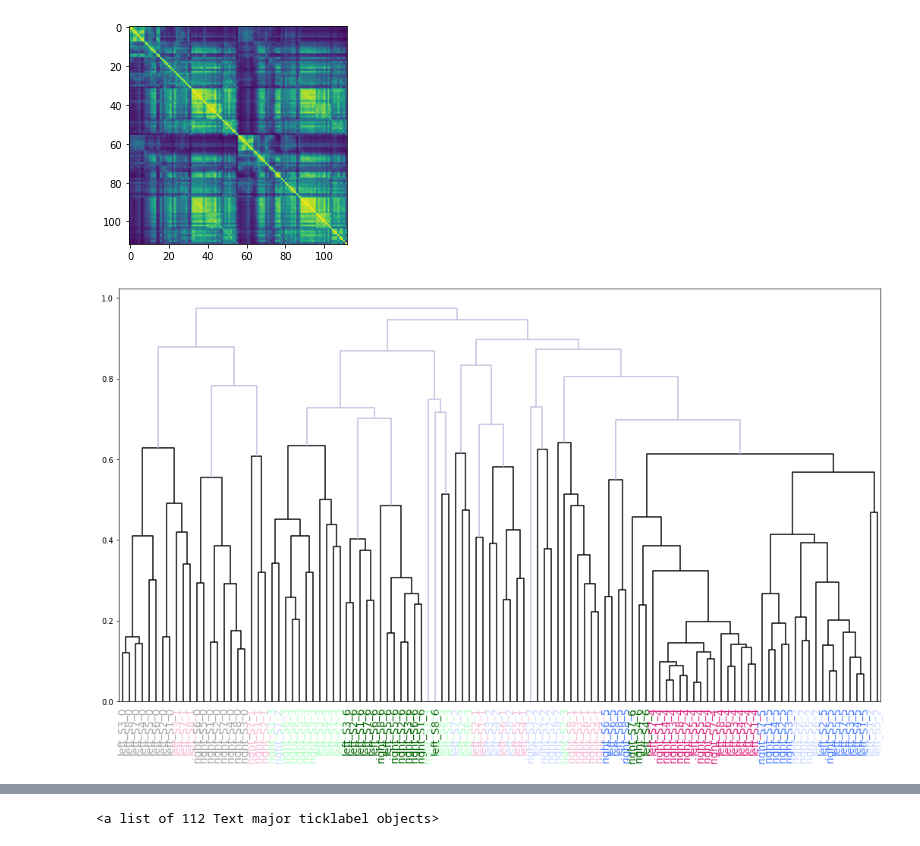
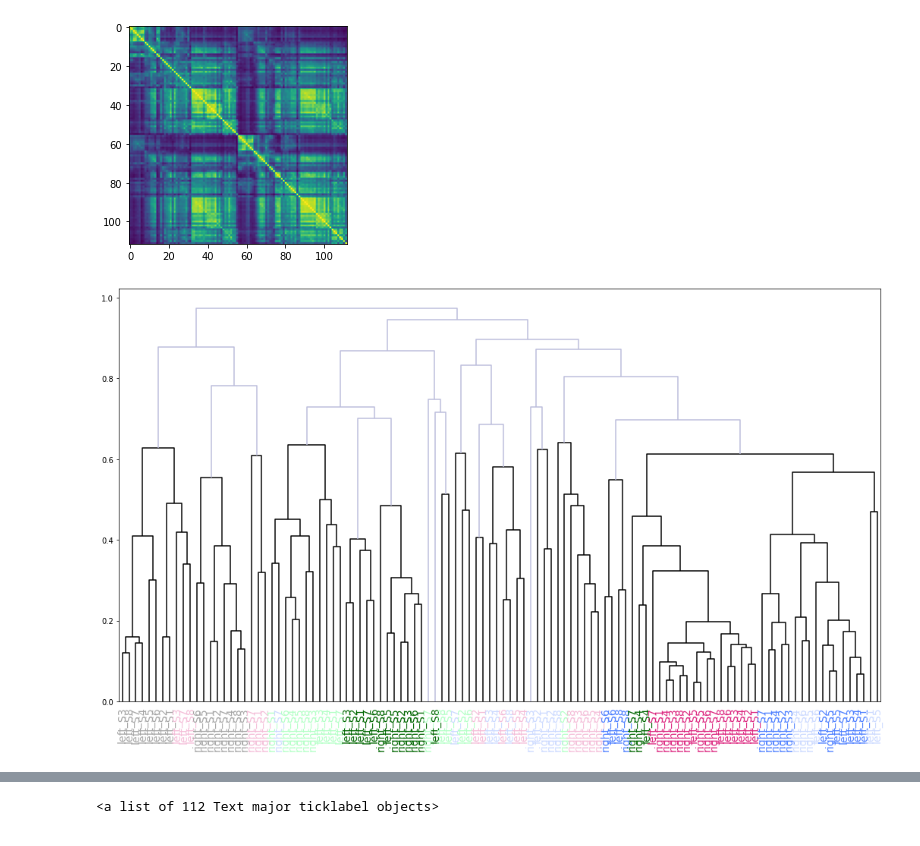
Before and after one commit to dawnfinzi/streams, a Jupyter notebook: notebooks/Mega^2_matrix_hierarchical_clustering.ipynb, the cells around one changed output, grey strips where cells are left out. Drawn from its saved outputs; the diff is of its cells as text; code cells hidden in the pictures.

```diff
--- a/notebooks/Mega^2_matrix_hierarchical_clustering.ipynb
+++ b/notebooks/Mega^2_matrix_hierarchical_clustering.ipynb
@@ -150,37 +150,39 @@ dn = dendrogram(linkage_matrix_m2,
 
 
 # Apply the right color to each label
 ax = plt.gca()
 xlbls = ax.get_xmajorticklabels()
 
 num=-1
 for lbl in xlbls:
     num+=1
 
     if '_0' in lbl.get_text():
         lbl.set_color(cs[0])
     elif '_1' in lbl.get_text():
         lbl.set_color(cs[1])
     elif '_2' in lbl.get_text():
         lbl.set_color(cs[2])
     elif '_3' in lbl.get_text():
         lbl.set_color(cs[3])
     elif '_4' in lbl.get_text():
         lbl.set_color(cs[4])
     elif '_5' in lbl.get_text():
         lbl.set_color(cs[5])
     elif '_6' in lbl.get_text():
         lbl.set_color(cs[6])
 
 labels = [item.get_text() for item in ax.get_xticklabels()]
-[lbl[0:-2] for lbl in labels]
+short_lbls = [lbl[0:-2] for lbl in labels]
+ax.set_xticklabels(short_lbls)
+
 #a=ax.get_xticks().tolist()
 #plt.xticks(a,ls_m2_short, fontsize = 8)
 
-#plt.savefig('../../../results/figures/m2_dendrogram_newcolors_shortlabels.png')
-#plt.savefig('../../../results/figures/m2_dendrogram_newcolors_shortlabels.pdf')
+plt.savefig('../../../results/figures/m2_dendrogram_newcolors_shortlabels.png')
+plt.savefig('../../../results/figures/m2_dendrogram_newcolors_shortlabels.pdf')
 # %% [output]
-[figure, old version]
+[figure, new version]
 # %%
 [lbl[0:-2] for lbl in labels]
 # %% [output]
```
Also changed, not shown: 5 other files.
